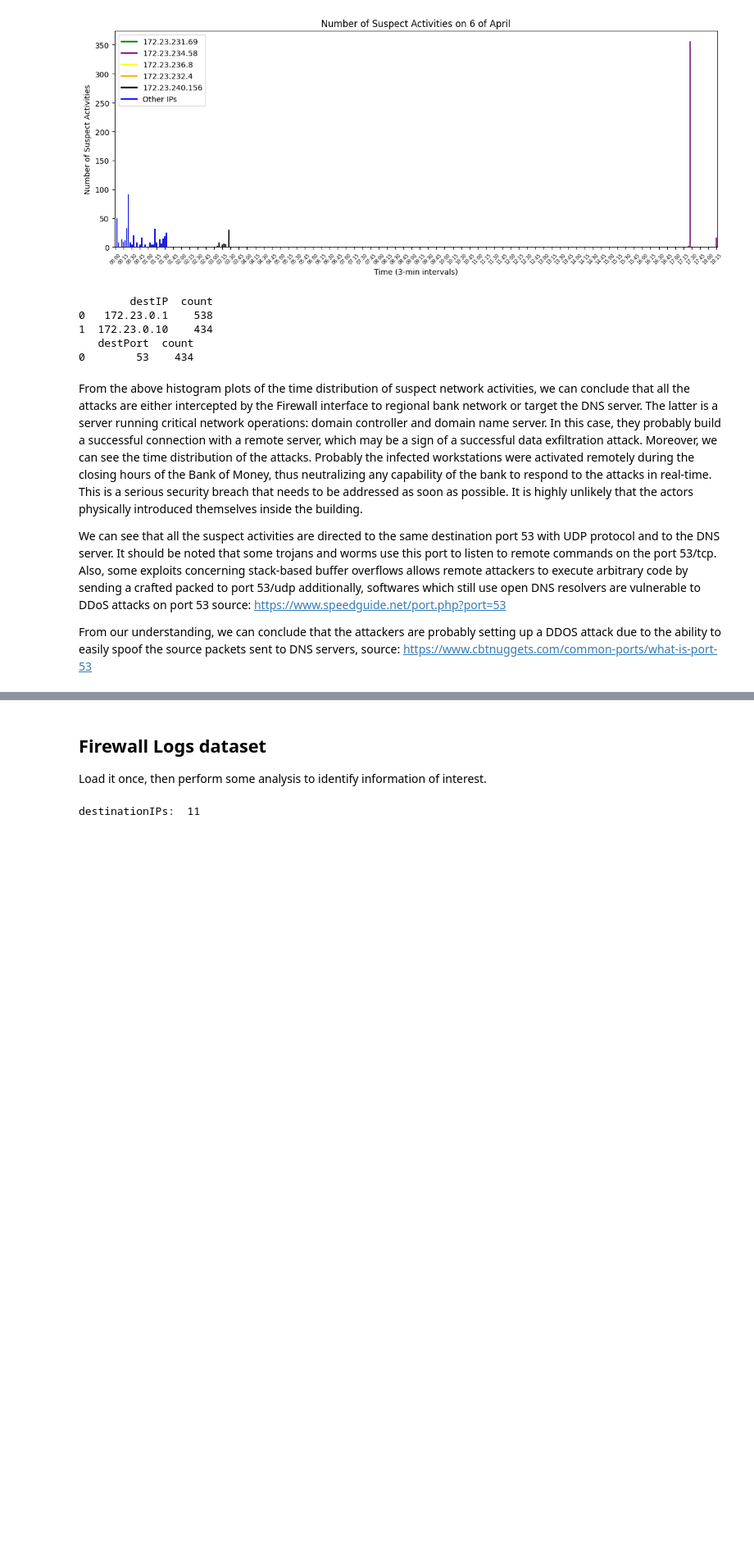
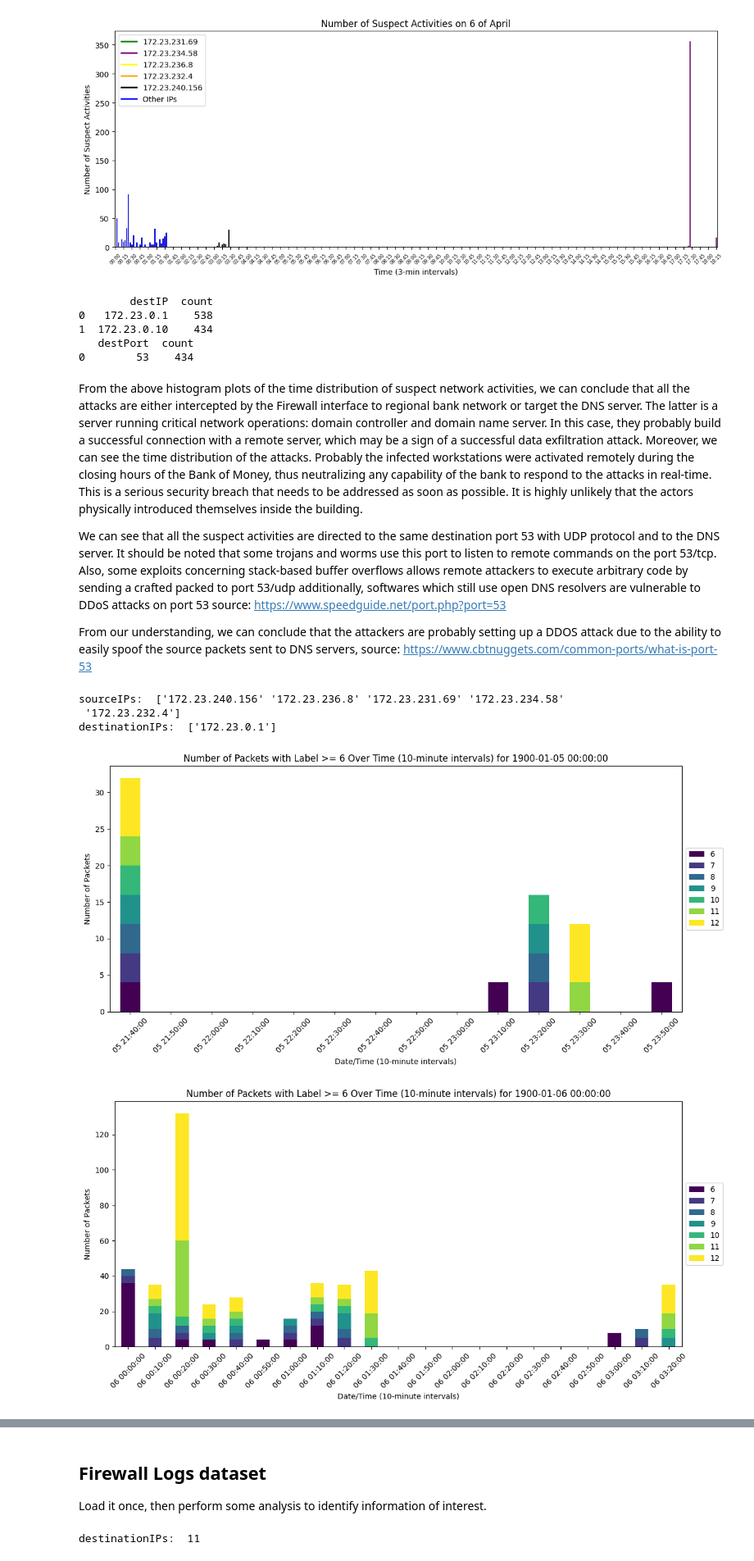
Before and after one commit to giorgiodaneri/HPDAV_project, a Jupyter notebook: server/data_analysis.ipynb, the cells around one changed output, grey strips where cells are left out. Shown at 82% size. Drawn from its saved outputs; the diff is of its cells as text; code cells hidden in the pictures; blank space fills up the shorter version.

```diff
--- a/server/data_analysis.ipynb
+++ b/server/data_analysis.ipynb
@@ -205,3 +206,73 @@ source: https://www.speedguide.net/port.php?port=53
 
 From our understanding, we can conclude that the attackers are probably setting up a DDOS attack
 due to the ability to easily spoof the source packets sent to DNS servers, source: https://www.cbtnuggets.com/common-ports/what-is-port-53
+# %%
+import seaborn as sns
+import pandas as pd
+import matplotlib.pyplot as plt
+
+# Define the range
+start_time = '05 21:30'
+end_time = '07 21:50'
+
+# Convert the 'time' column into a comparable format
+# Assuming D HH:MM as a string, split and parse into hours and minutes
+data['parsed_time'] = pd.to_datetime(data['time'], format='%d %H:%M')
+
+# Convert the range values as well
+start_time_parsed = pd.to_datetime(start_time, format='%d %H:%M')
+end_time_parsed = pd.to_datetime(end_time, format='%d %H:%M')
+
+# Filter rows within the range
+filtered_data = data[(data['parsed_time'] >= start_time_parsed) & (data['parsed_time'] <= end_time_parsed)]
+
+filtered_data = filtered_data[(filtered_data['label'] >= 6) & (filtered_data['label'] <= 12)]
+# filtered_data = data[(data['label'] == 14)]
+# print(filtered_data)
+# Set the 'time' column as the index
+filtered_data.set_index('time', inplace=True)
+
+# select the sourceIPs
+sourceIPs = filtered_data['sourceIP']
+# print the unique entries
+sourceIPs = sourceIPs.unique()
+print("sourceIPs: ", sourceIPs)
+
+# Group the data by day
+grouped_data = filtered_data.groupby(filtered_data.index.normalize())
+
+# get destination IPs
+destinationIPs = filtered_data['destIP']
+# print the unique entries
+destinationIPs = destinationIPs.unique()
+print("destinationIPs: ", destinationIPs)
+
+# write the bin data to a csv file
+filtered_data.to_csv('first_attack_data.csv', index=False)
+
+for day, day_data in grouped_data:
+    # Resample the data in 10-minute intervals and count occurrences for each label
+    label_counts = day_data.groupby('label').resample('10T').size().unstack(level=0, fill_value=0)
+
+    # Plot the histogram
+    plt.figure(figsize=(12, 6))
+    label_counts.plot(kind='bar', stacked=True, ax=plt.gca(), colormap='viridis')
+    plt.xlabel('Date/Time (10-minute intervals)')
+    plt.ylabel('Number of Packets')
+    plt.title(f'Number of Packets with Label >= 6 Over Time (10-minute intervals) for {day}')
+
+    # Display only 20 total labels on the x-axis, homogeneously distributed
+    num_ticks = 20
+    tick_positions = range(0, len(label_counts), max(1, len(label_counts) // num_ticks))
+    tick_labels = [label_counts.index[i].strftime('%d %H:%M:%S') for i in tick_positions]
+    plt.xticks(ticks=tick_positions, labels=tick_labels, rotation=45)
+    # put the legend outside the plot
+    plt.legend(loc='center left', bbox_to_anchor=(1.0, 0.5))
+    plt.tight_layout()
+    plt.show()
+# %% [output]
+sourceIPs:  ['172.23.240.156' '172.23.236.8' '172.23.231.69' '172.23.234.58'
+ '172.23.232.4']
+destinationIPs:  ['172.23.0.1']
+[figure, added]
+[figure, added]
```
Also changed, not shown: parts of 21 cells of this notebook, 7 other files.
